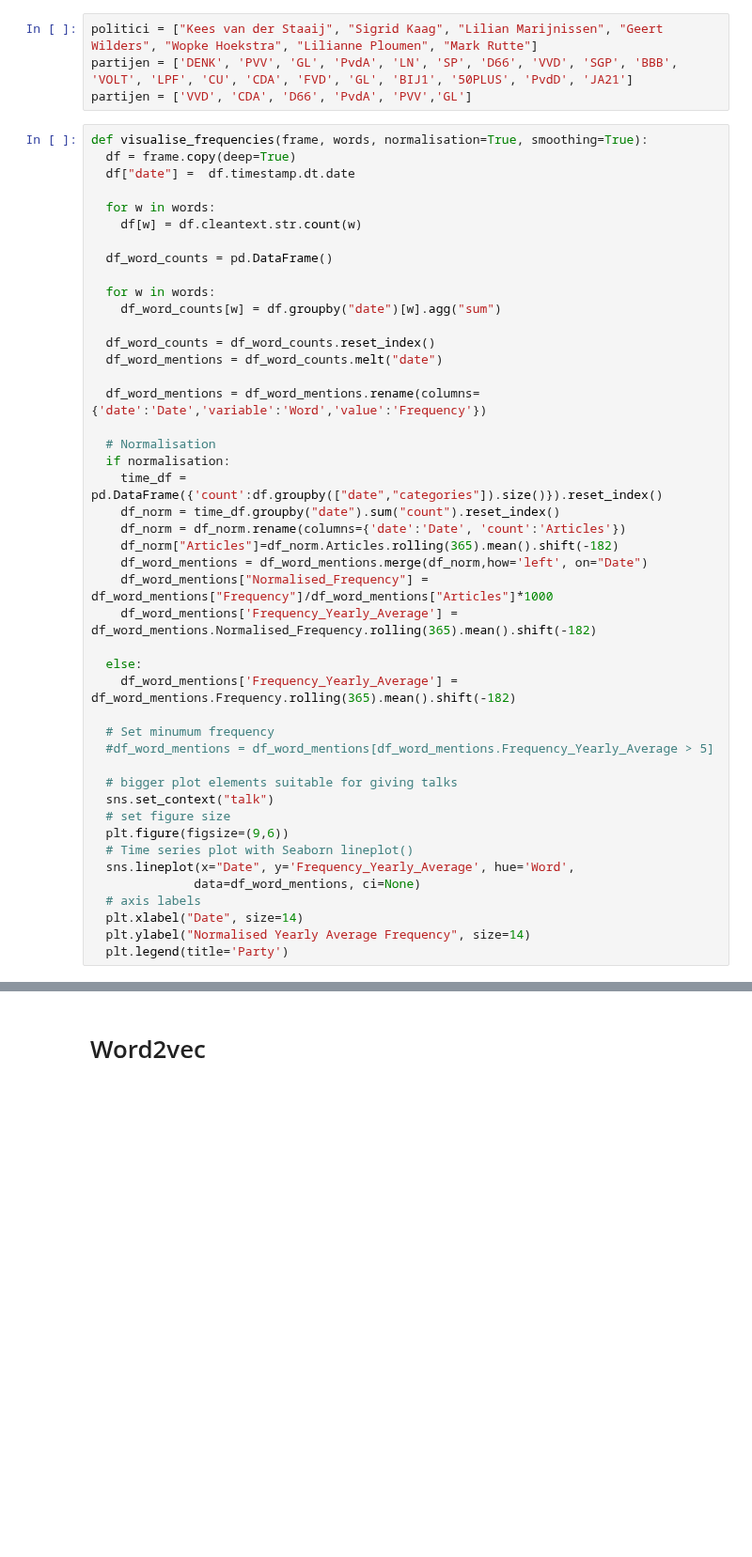
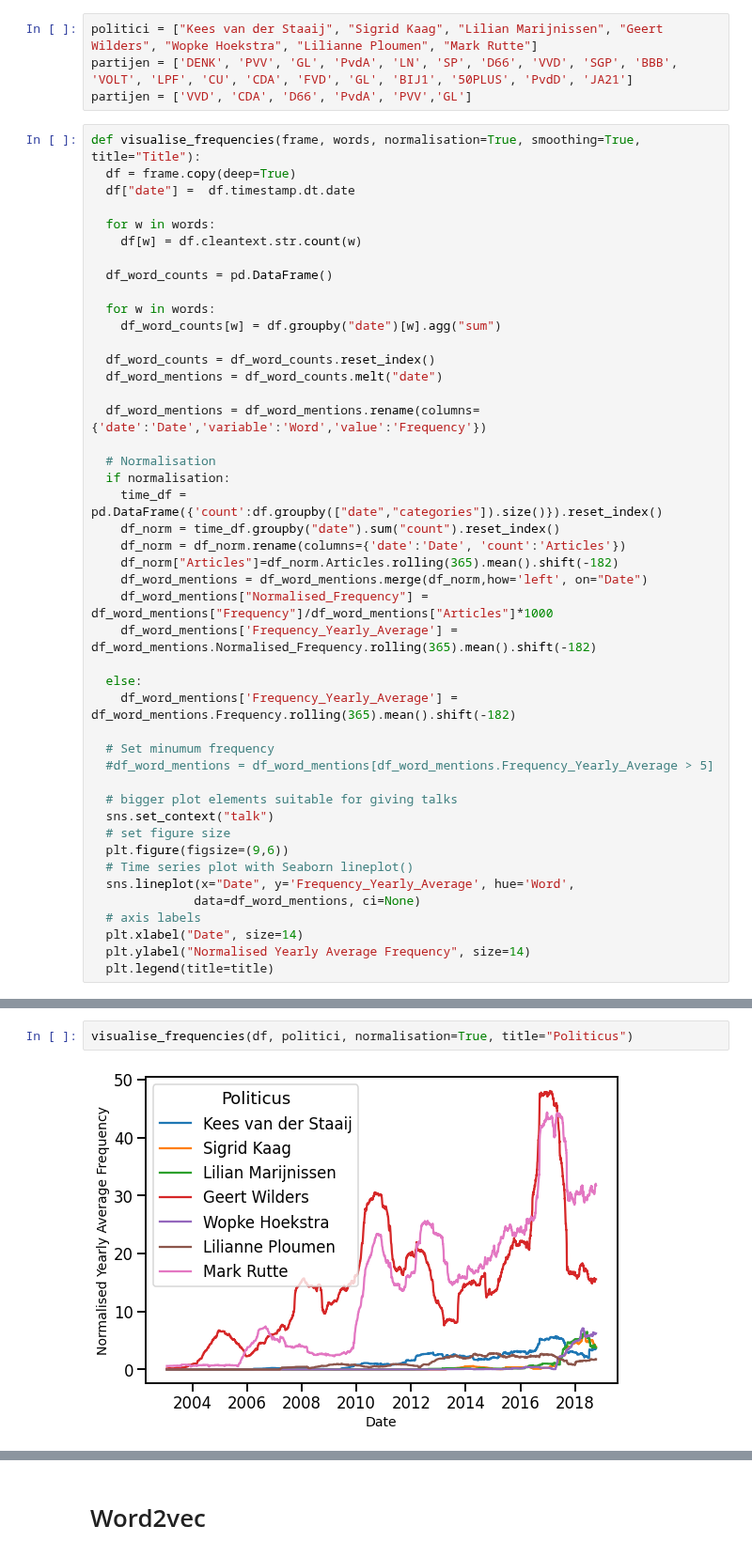
Before and after one commit to Chris-Congleton/MSc-Thesis, a Jupyter notebook: Volkskrant.ipynb, the cells around one changed output, grey strips where cells are left out. Shown at 94% size. Drawn from its saved outputs; the diff is of its cells as text; blank space fills up the shorter version.

```diff
--- a/Volkskrant.ipynb
+++ b/Volkskrant.ipynb
@@ -219,7 +219,7 @@ politici = ["Kees van der Staaij", "Sigrid Kaag", "Lilian Marijnissen", "Geert W
 partijen = ['DENK', 'PVV', 'GL', 'PvdA', 'LN', 'SP', 'D66', 'VVD', 'SGP', 'BBB', 'VOLT', 'LPF', 'CU', 'CDA', 'FVD', 'GL', 'BIJ1', '50PLUS', 'PvdD', 'JA21']
 partijen = ['VVD', 'CDA', 'D66', 'PvdA', 'PVV','GL']
 # %%
-def visualise_frequencies(frame, words, normalisation=True, smoothing=True):
+def visualise_frequencies(frame, words, normalisation=True, smoothing=True, title="Title"):
   df = frame.copy(deep=True)
   df["date"] =  df.timestamp.dt.date
 
@@ -262,5 +262,5 @@ def visualise_frequencies(frame, words, normalisation=True, smoothing=True):
   # axis labels
   plt.xlabel("Date", size=14)
   plt.ylabel("Normalised Yearly Average Frequency", size=14)
-  plt.legend(title='Party')
+  plt.legend(title=title)
 # %%
@@ -268,2 +268,6 @@ visualise_frequencies(df, partijen, normalisation=True)
 # %% [output]
 [figure]
+# %%
+visualise_frequencies(df, politici, normalisation=True, title="Politicus")
+# %% [output]
+[figure, added]
```
Also changed, not shown: parts of 5 cells of this notebook.
